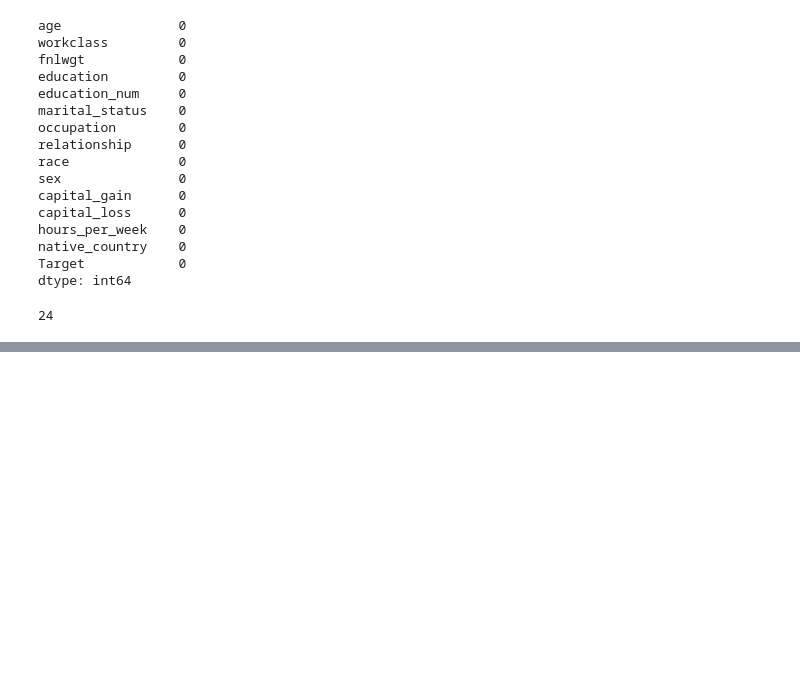
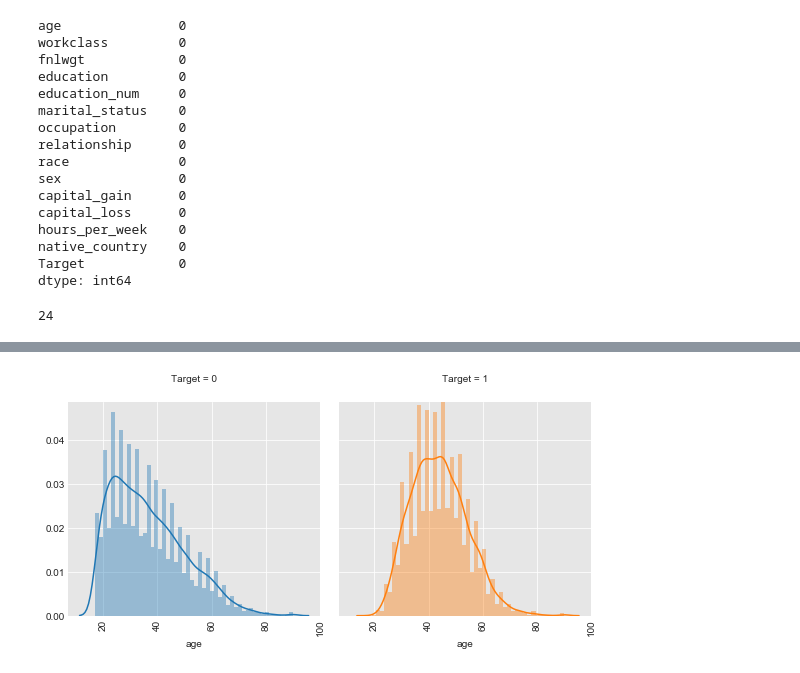
Before and after one commit to nagendra405/ML, a Jupyter notebook: Adult_Logistic_Regression/logistic_regression.ipynb, the cells around one changed output, grey strips where cells are left out. Cells and saved outputs as stored; diff of their text form; code cells hidden in the pictures; blank space fills up the shorter version.

```diff
--- a/Adult_Logistic_Regression/logistic_regression.ipynb
+++ b/Adult_Logistic_Regression/logistic_regression.ipynb
@@ -14,0 +30,7 @@ sns.set_style("darkgrid", {"axes.facecolor": ".9"})
+# %%
+def plotting_numerical(df,col,target,s):
+    g = sns.FacetGrid(data=df,col=target,size=s,hue=target,margin_titles=True)
+    g.map(sns.distplot,col)
+    for ax in g.axes.flatten():
+        for tick in ax.get_xticklabels():
+            tick.set(rotation=90)
@@ -113,7 +114,0 @@ def plotting_categorical(df,col,target,s):
-# %%
-def plotting_numerical(df,col,target,s):
-    g = sns.FacetGrid(data=df,col=target,size=5,hue=target)
-    g.map(sns.distplot,col)
-    for ax in g.axes.flatten():
-        for tick in ax.get_xticklabels():
-            tick.set(rotation=90)
@@ -293,0 +128,4 @@ accuracies.mean()
+# %%
+plotting_numerical(df,'age','Target',4)
+# %% [output]
+[figure, added]
```
Also changed, not shown: parts of 89 cells of this notebook.
